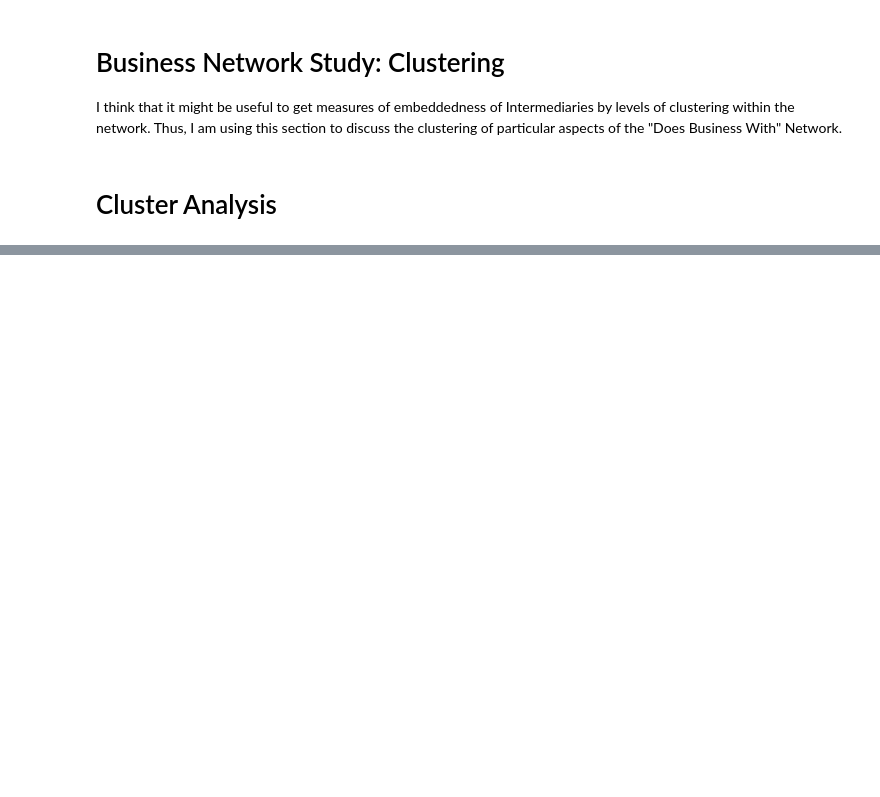
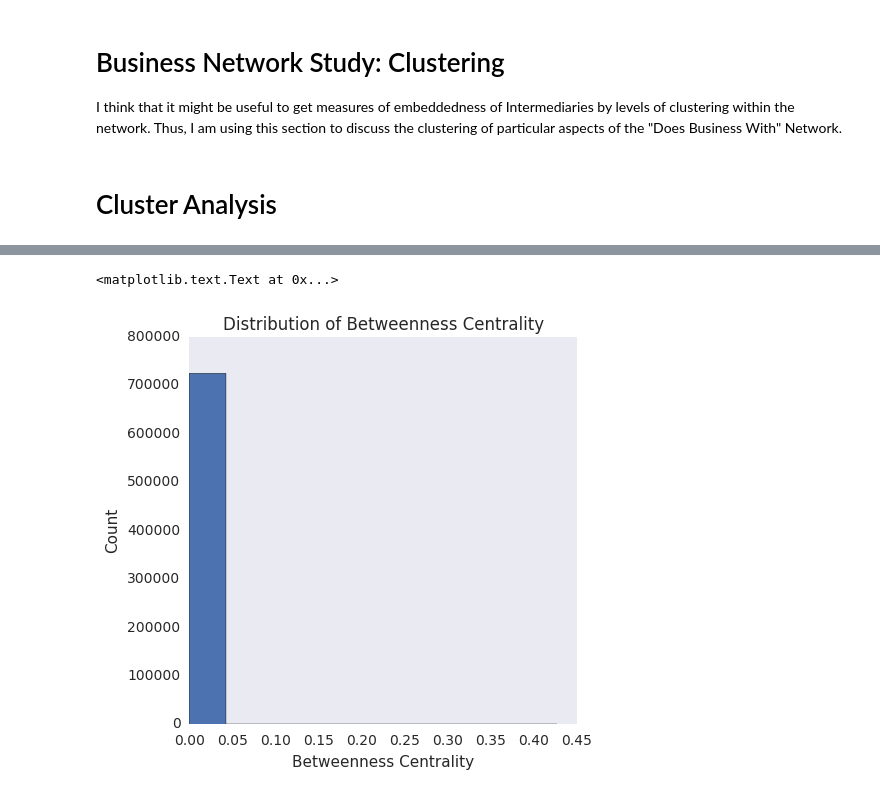
Before and after one commit to PLBMR/networksFinalProject, a Jupyter notebook: analysis/businessNetworkClusterAnalysis.ipynb, the cells around one changed output, grey strips where cells are left out. Saved outputs shown, nothing was run; the diff lists cells and outputs as text; code cells hidden in the pictures; blank space fills up the shorter version.

```diff
--- a/analysis/businessNetworkClusterAnalysis.ipynb
+++ b/analysis/businessNetworkClusterAnalysis.ipynb
@@ -68,0 +94,13 @@ clusterCoeffDict = nx.clustering(mainNetwork)
+# %%
+betweennessCentralityDict = cpkl.load(open("../data/processed/robustBCDict.pkl",
+                                           "rb"))
+# %%
+#plot betweenness centrality
+givenFig = plt.figure(figsize = (figWidth,figHeight))
+plt.hist(betweennessCentralityDict.values())
+plt.xlabel("Betweenness Centrality")
+plt.ylabel("Count")
+plt.title("Distribution of Betweenness Centrality")
+# %% [output]
+<matplotlib.text.Text at 0x...>
+[figure, added]
```
Also changed, not shown: parts of 8 cells of this notebook.
